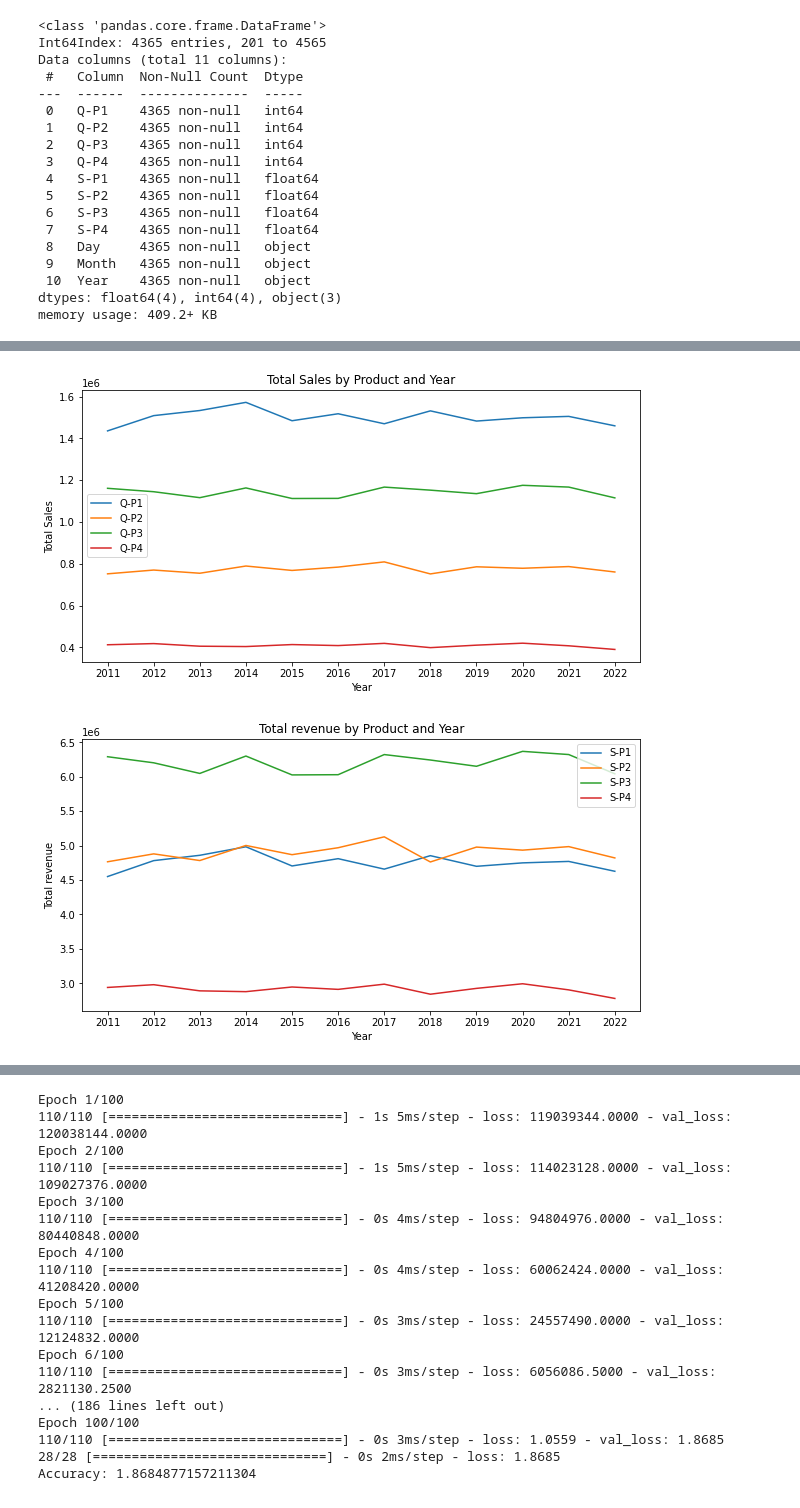
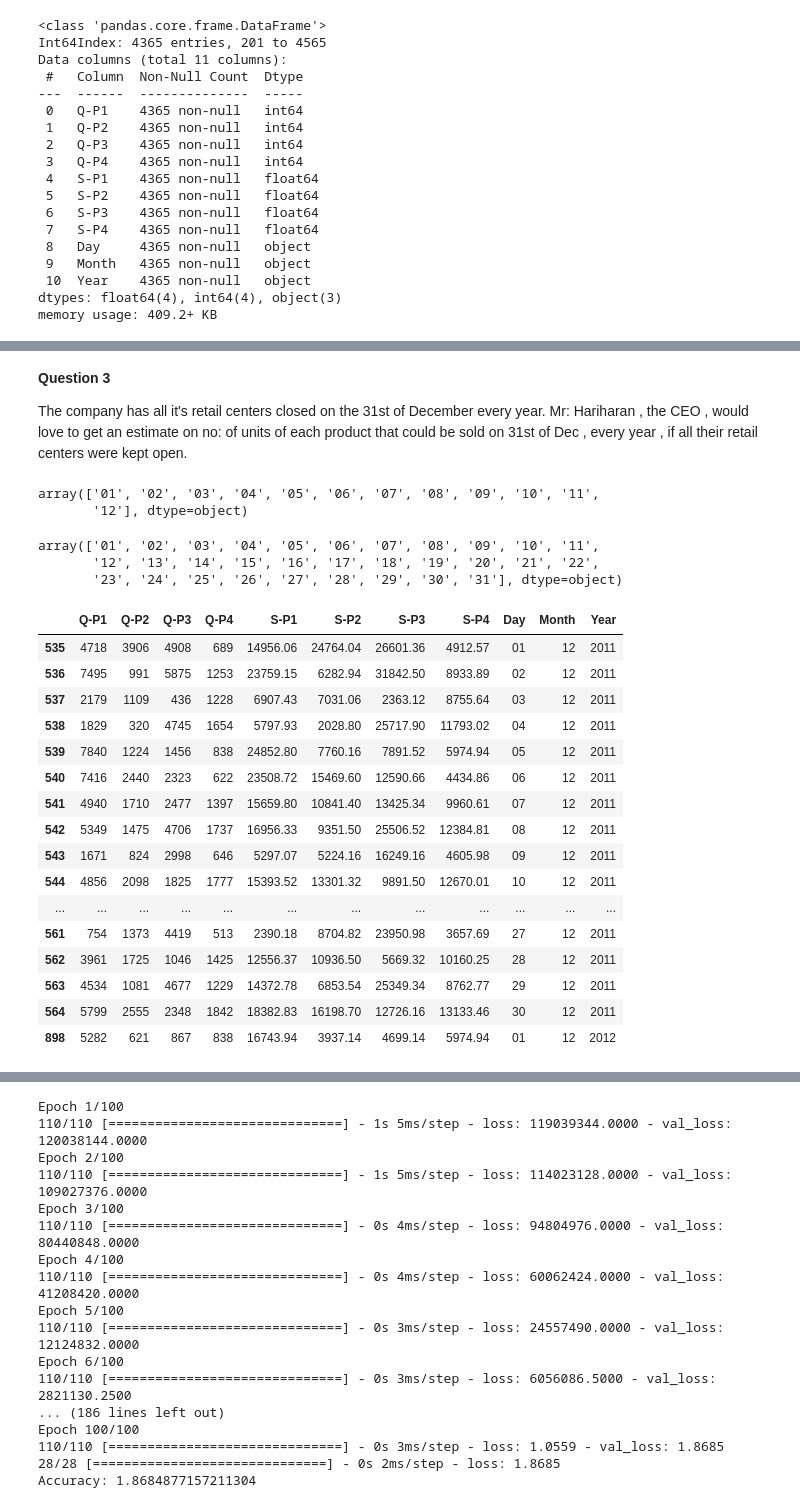
Before and after one commit to chandru1003/Data--Projects, a Jupyter notebook: Product Sales Data/product-sales-data.ipynb, the cells around one changed output, grey strips where cells are left out. Drawn from its saved outputs; the diff is of its cells as text; code cells hidden in the pictures.

```diff
--- a/Product Sales Data/product-sales-data.ipynb
+++ b/Product Sales Data/product-sales-data.ipynb
@@ -229,32 +205,36 @@ plt.show()
-# %%
-fig, ax = plt.subplots(figsize=(10, 5))
-
-# iterate over each product and plot its total sales by year
-for product in ['Q-P1', 'Q-P2', 'Q-P3', 'Q-P4']:
-    product_sales = data.groupby('Year')[f'Q-P{product[-1]}'].sum()
-    ax.plot(product_sales.index, product_sales.values, label=product)
-
-ax.legend()
-ax.set_xlabel('Year')
-ax.set_ylabel('Total Sales')
-ax.set_title('Total Sales by Product and Year')
-
-plt.show()
-# %% [output]
-[figure, removed]
-# %%
-fig, ax = plt.subplots(figsize=(10, 5))
-
-# iterate over each product and plot its total revenue by year
-for product in ['S-P1', 'S-P2', 'S-P3', 'S-P4']:
-    product_sales = data.groupby('Year')[f'S-P{product[-1]}'].sum()
-    ax.plot(product_sales.index, product_sales.values, label=product)
-
-ax.legend()
-ax.set_xlabel('Year')
-ax.set_ylabel('Total revenue')
-ax.set_title('Total revenue by Product and Year')
-
-plt.show()
-# %% [output]
-[figure, removed]
+# %% [markdown]
+**Question 3**
+
+The company has all it's retail centers closed on the 31st of December every year. Mr: Hariharan , the CEO , would love to get an estimate on no: of units of each product that could be sold on 31st of Dec , every year , if all their retail centers were kept open.
+# %%
+data['Month'].unique()
+# %% [output]
+array(['01', '02', '03', '04', '05', '06', '07', '08', '09', '10', '11',
+       '12'], dtype=object)
+# %%
+data['Day'].unique()
+# %% [output]
+array(['01', '02', '03', '04', '05', '06', '07', '08', '09', '10', '11',
+       '12', '13', '14', '15', '16', '17', '18', '19', '20', '21', '22',
+       '23', '24', '25', '26', '27', '28', '29', '30', '31'], dtype=object)
+# %%
+dec_data = data[data['Month'] == '12']
+dec_data.head(31)
+# %% [output]
+|  | Q-P1 | Q-P2 | Q-P3 | Q-P4 | S-P1 | S-P2 | S-P3 | S-P4 | Day | Month | Year |
+| 535 | 4718 | 3906 | 4908 | 689 | 14956.06 | 24764.04 | 26601.36 | 4912.57 | 01 | 12 | 2011 |
+| 536 | 7495 | 991 | 5875 | 1253 | 23759.15 | 6282.94 | 31842.50 | 8933.89 | 02 | 12 | 2011 |
+| 537 | 2179 | 1109 | 436 | 1228 | 6907.43 | 7031.06 | 2363.12 | 8755.64 | 03 | 12 | 2011 |
+| 538 | 1829 | 320 | 4745 | 1654 | 5797.93 | 2028.80 | 25717.90 | 11793.02 | 04 | 12 | 2011 |
+| 539 | 7840 | 1224 | 1456 | 838 | 24852.80 | 7760.16 | 7891.52 | 5974.94 | 05 | 12 | 2011 |
+| 540 | 7416 | 2440 | 2323 | 622 | 23508.72 | 15469.60 | 12590.66 | 4434.86 | 06 | 12 | 2011 |
+| 541 | 4940 | 1710 | 2477 | 1397 | 15659.80 | 10841.40 | 13425.34 | 9960.61 | 07 | 12 | 2011 |
+| 542 | 5349 | 1475 | 4706 | 1737 | 16956.33 | 9351.50 | 25506.52 | 12384.81 | 08 | 12 | 2011 |
+| 543 | 1671 | 824 | 2998 | 646 | 5297.07 | 5224.16 | 16249.16 | 4605.98 | 09 | 12 | 2011 |
+| 544 | 4856 | 2098 | 1825 | 1777 | 15393.52 | 13301.32 | 9891.50 | 12670.01 | 10 | 12 | 2011 |
+| ... | ... | ... | ... | ... | ... | ... | ... | ... | ... | ... | ... |
+| 561 | 754 | 1373 | 4419 | 513 | 2390.18 | 8704.82 | 23950.98 | 3657.69 | 27 | 12 | 2011 |
+| 562 | 3961 | 1725 | 1046 | 1425 | 12556.37 | 10936.50 | 5669.32 | 10160.25 | 28 | 12 | 2011 |
+| 563 | 4534 | 1081 | 4677 | 1229 | 14372.78 | 6853.54 | 25349.34 | 8762.77 | 29 | 12 | 2011 |
+| 564 | 5799 | 2555 | 2348 | 1842 | 18382.83 | 16198.70 | 12726.16 | 13133.46 | 30 | 12 | 2011 |
+| 898 | 5282 | 621 | 867 | 838 | 16743.94 | 3937.14 | 4699.14 | 5974.94 | 01 | 12 | 2012 |
```
Also changed, not shown: parts of 14 cells of this notebook.
